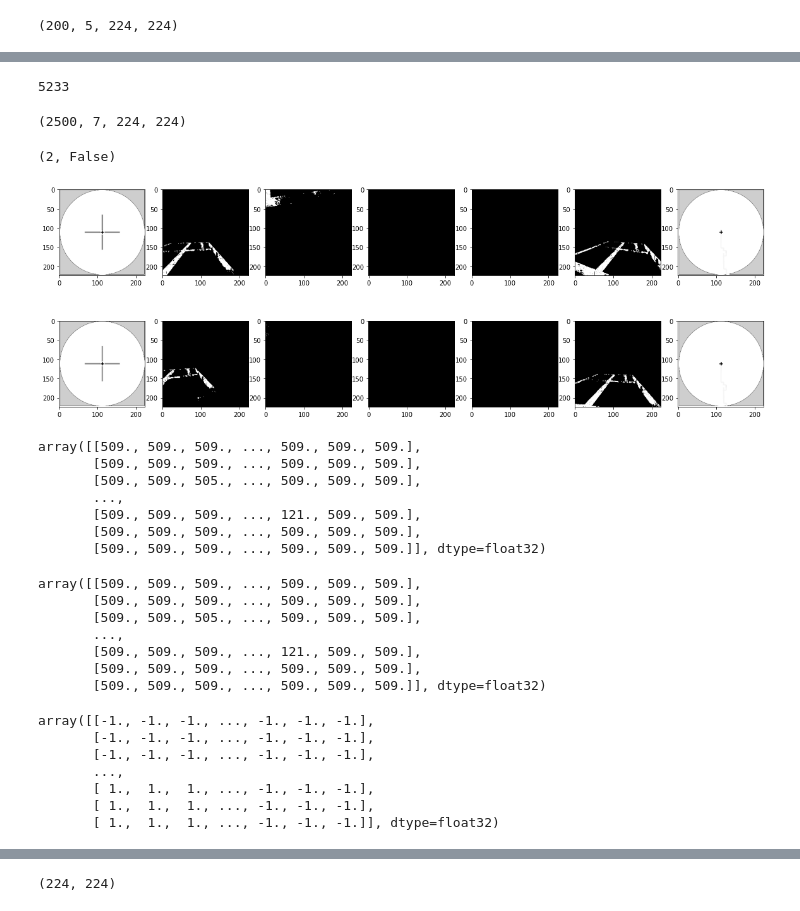
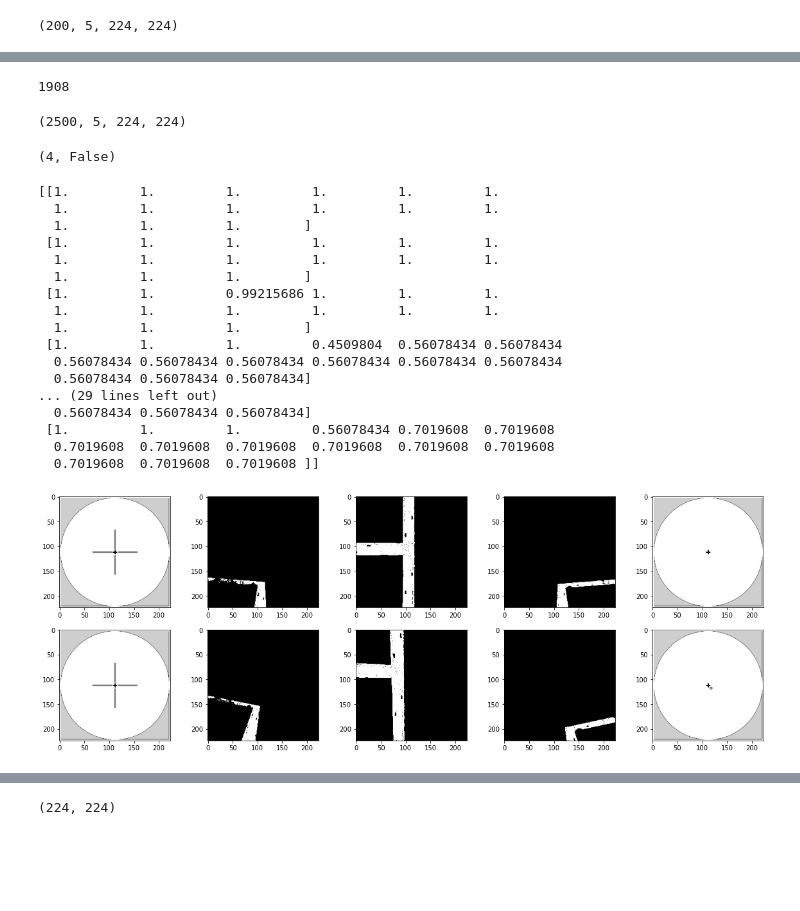
Before and after one commit to SBrewer15/AirSim-UAV-Reinforcement-Learning, a Jupyter notebook: ReplayBuffer.ipynb, the cells around one changed output, grey strips where cells are left out. Saved outputs shown, nothing was run; the diff lists cells and outputs as text; code cells hidden in the pictures; blank space fills up the shorter version.

```diff
--- a/ReplayBuffer.ipynb
+++ b/ReplayBuffer.ipynb
@@ -85,7 +85,7 @@ memory.state_memory.shape
 # %%
 #memory.save_memory_buffer()
 # %%
-memory.load_memory_buffer('Neighborhood_600s_DDQNAgent_2022-03-25')
+memory.load_memory_buffer('Neighborhood_60s_DDQNAgent_Just_Z-Reward')
 # %%
 memory.memory_counter, memory.memory_counter % memory.memory_size, memory.name
 # %% [output]
@@ -93,11 +93,11 @@ memory.memory_counter, memory.memory_counter % memory.memory_size, memory.name
 # %%
 memory.memory_counter
 # %% [output]
-5233
+1908
 # %%
 memory.state_memory.shape
 # %% [output]
-(2500, 7, 224, 224)
+(2500, 5, 224, 224)
 # %%
 states, actions, rewards, states_next, terminal=memory.sample_buffer(32)
 # %%
@@ -106,50 +106,38 @@ state=states[i]
 next_state = states_next[i]
 actions[i], terminal[i]
 # %% [output]
-(2, False)
+(4, False)
 # %%
 import matplotlib
 import matplotlib.pyplot as plt
 import matplotlib.patches as patches
 %matplotlib inline
 # %%
-n_col=7
+n_col=5
 fig, ax = plt.subplots(2, n_col, figsize=(20,7))
 for c in range(n_col):
+    print(state[c][:5,:15]*0.5+0.5)
     ax[0,c].imshow(state[c]*0.5+0.5, cmap='Greys_r')
     ax[1,c].imshow(next_state[c]*0.5+0.5, cmap='Greys_r')
 
 
 plt.show()
 # %% [output]
+[[1.         1.         1.         1.         1.         1.
+  1.         1.         1.         1.         1.         1.
+  1.         1.         1.        ]
+ [1.         1.         1.         1.         1.         1.
+  1.         1.         1.         1.         1.         1.
+  1.         1.         1.        ]
+ [1.         1.         0.99215686 1.         1.         1.
+  1.         1.         1.         1.         1.         1.
+  1.         1.         1.        ]
+ [1.         1.         1.         0.4509804  0.56078434 0.56078434
+  0.56078434 0.56078434 0.56078434 0.56078434 0.56078434 0.56078434
+  0.56078434 0.56078434 0.56078434]
+... (29 lines left out)
+  0.56078434 0.56078434 0.56078434]
+ [1.         1.         1.         0.56078434 0.7019608  0.7019608
+  0.7019608  0.7019608  0.7019608  0.7019608  0.7019608  0.7019608
+  0.7019608  0.7019608  0.7019608 ]]
-[figure, old version]
+[figure, new version]
-# %%
-state[-1]
-# %% [output]
-array([[509., 509., 509., ..., 509., 509., 509.],
-       [509., 509., 509., ..., 509., 509., 509.],
-       [509., 509., 505., ..., 509., 509., 509.],
-       ...,
-       [509., 509., 509., ..., 121., 509., 509.],
-       [509., 509., 509., ..., 509., 509., 509.],
-       [509., 509., 509., ..., 509., 509., 509.]], dtype=float32)
-# %%
-state[0]
-# %% [output]
-array([[509., 509., 509., ..., 509., 509., 509.],
-       [509., 509., 509., ..., 509., 509., 509.],
-       [509., 509., 505., ..., 509., 509., 509.],
-       ...,
-       [509., 509., 509., ..., 121., 509., 509.],
-       [509., 509., 509., ..., 509., 509., 509.],
-       [509., 509., 509., ..., 509., 509., 509.]], dtype=float32)
-# %%
-state[1]
-# %% [output]
-array([[-1., -1., -1., ..., -1., -1., -1.],
-       [-1., -1., -1., ..., -1., -1., -1.],
-       [-1., -1., -1., ..., -1., -1., -1.],
-       ...,
-       [ 1.,  1.,  1., ..., -1., -1., -1.],
-       [ 1.,  1.,  1., ..., -1., -1., -1.],
-       [ 1.,  1.,  1., ..., -1., -1., -1.]], dtype=float32)
```
Also changed, not shown: parts of 4 cells of this notebook, 6 other files.
